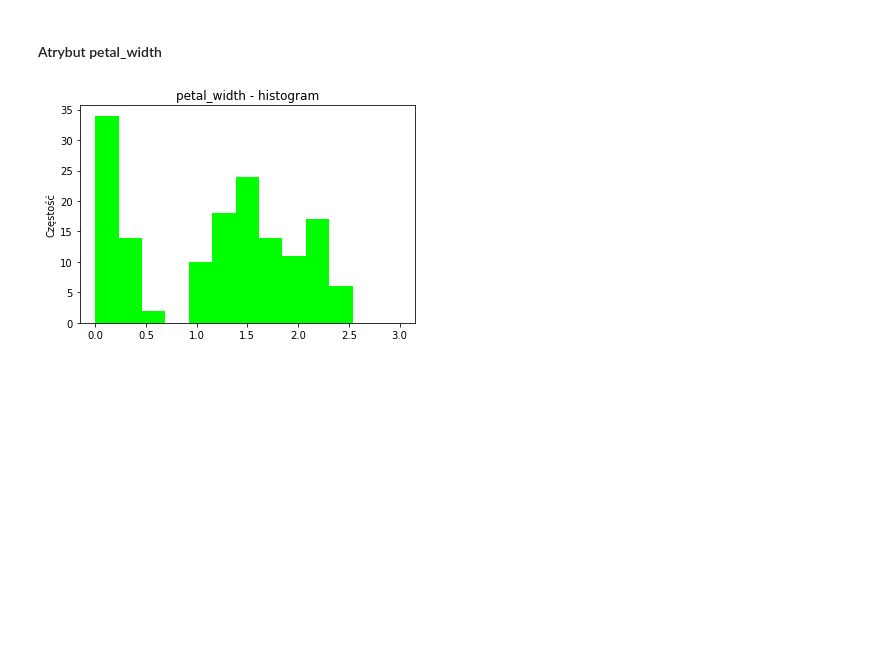
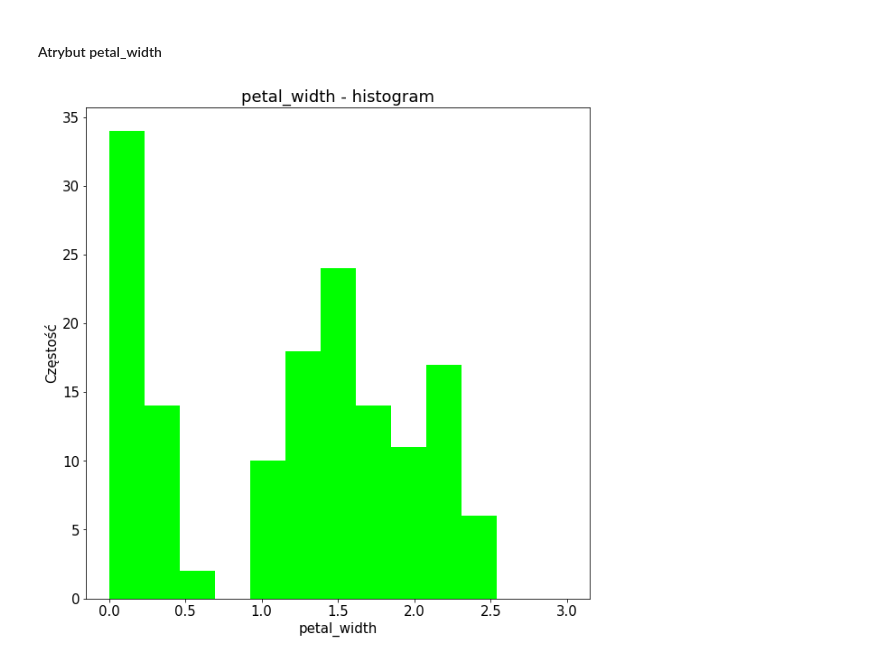
Before and after one commit to Bonniu/PythonLab, a Jupyter notebook: Zadanie_3/zadanie3-sprawozdanie.ipynb, the cells around one changed output. Drawn from its saved outputs; the diff is of its cells as text; code cells hidden in the pictures; blank space fills up the shorter version.

```diff
--- a/Zadanie_3/zadanie3-sprawozdanie.ipynb
+++ b/Zadanie_3/zadanie3-sprawozdanie.ipynb
@@ -230,3 +256,4 @@ Częstość:  0.88
 # %%
-dane = pd.read_csv(".\\iris.data")
-ilosc_danych: int = len(dane)
+dane_2 = pd.read_csv("iris.data", names=['sepal_length', 'sepal_width', 'petal_length', 'petal_width', 'class'])
+ilosc_danych: int = len(dane_2)
+print(dane_2)
@@ -247,7 +289,9 @@ Z macierzy możemy wywnioskować, że najbardziej są skorelowane ze sobą petal
 # %% [markdown]
 #### Atrybut petal_length
 # %%
-plt.hist(dane.petal_length, bins=22, range=(0, 10), color='#FF0000')
-plt.gca().set(title='petal_length - histogram', ylabel='Częstość')
+plt.figure(figsize=[10,10])
+plt.rcParams.update({'font.size': 15})
+plt.hist(dane_2.petal_length, bins=22, range=(0, 10), color='#FF0000')
+plt.gca().set(title='petal_length - histogram', ylabel='Częstość', xlabel='petal_length')
 plt.show()
 # %% [output]
@@ -255,8 +299,10 @@ plt.show()
 # %% [markdown]
 #### Atrybut petal_width
 # %%
-plt.hist(dane.petal_width, bins=13, range=(0, 3), color='#00FF00')
-plt.gca().set(title='petal_width - histogram', ylabel='Częstość')
+plt.figure(figsize=[10,10])
+plt.rcParams.update({'font.size': 15})
+plt.hist(dane_2.petal_width, bins=13, range=(0, 3), color='#00FF00')
+plt.gca().set(title='petal_width - histogram', ylabel='Częstość', xlabel='petal_width')
 plt.show()
 # %% [output]
-[figure, old version]
+[figure, new version]
```
Also changed, not shown: parts of 26 cells of this notebook, 5 other files.
